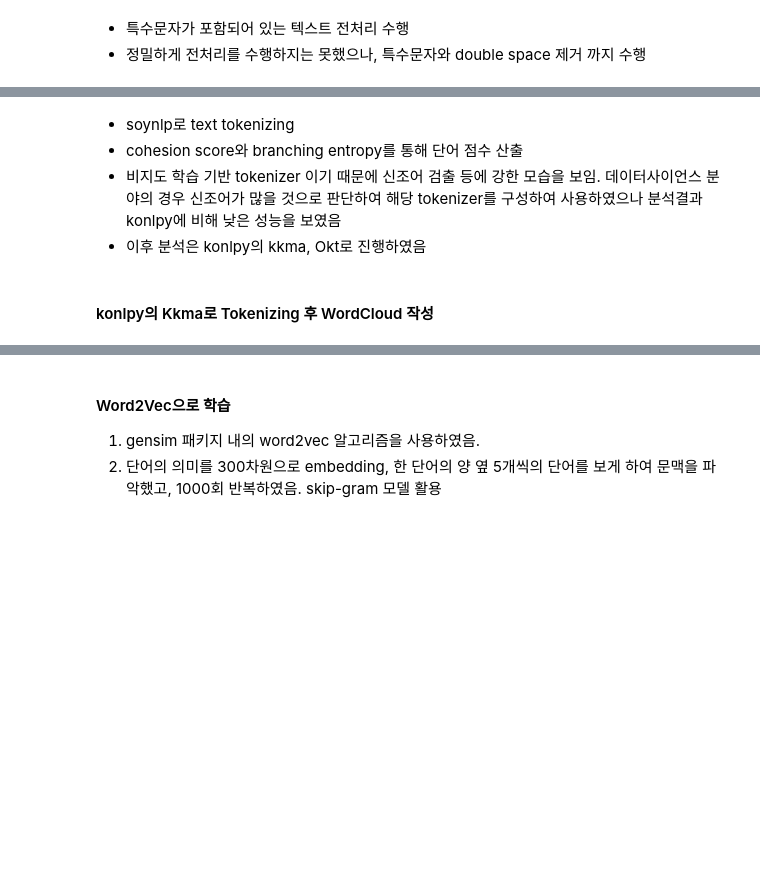
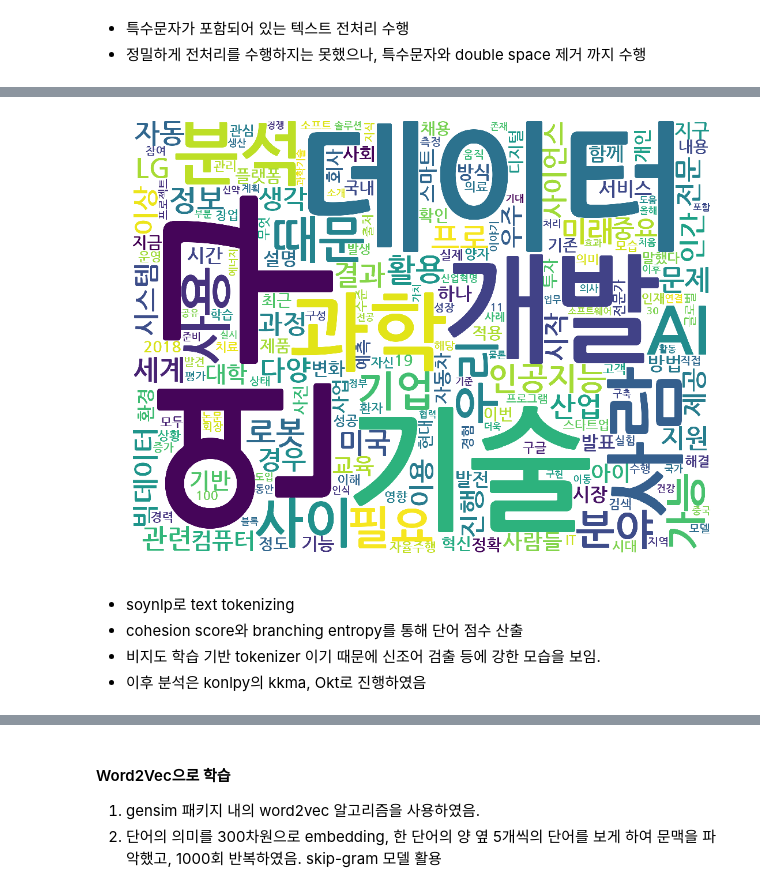
Before and after one commit to edte1020/Practices, a Jupyter notebook: Python - Becoming Data Scientist ver1.1.ipynb, the cells around one changed output, grey strips where cells are left out. Saved outputs shown, nothing was run; the diff lists cells and outputs as text; code cells hidden in the pictures; blank space fills up the shorter version.

```diff
--- a/Python - Becoming Data Scientist ver1.1.ipynb
+++ b/Python - Becoming Data Scientist ver1.1.ipynb
@@ -347,0 +402,3 @@ line = [l.replace('\n', '') for l in line]
+# %%
+%%time
+words = extract_nouns('soynlp', line)
@@ -355,0 +428,4 @@ all accessor variety was computed # words = 72726
+# %%
+%%time
+draw_wordcloud(words)
+# %% [output]
@@ -356,7 +433,6 @@ all accessor variety was computed # words = 72726
+[figure, added]
 # %% [markdown]
 - soynlp로 text tokenizing
 - cohesion score와 branching entropy를 통해 단어 점수 산출
-- 비지도 학습 기반 tokenizer 이기 때문에 신조어 검출 등에 강한 모습을 보임. 데이터사이언스 분야의 경우 신조어가 많을 것으로 판단하여 해당 tokenizer를 구성하여 사용하였으나 분석결과 konlpy에 비해 낮은 성능을 보였음
+- 비지도 학습 기반 tokenizer 이기 때문에 신조어 검출 등에 강한 모습을 보임.
 - 이후 분석은 konlpy의 kkma, Okt로 진행하였음
-# %% [markdown]
-#### konlpy의  Kkma로 Tokenizing 후 WordCloud 작성
```
Also changed, not shown: parts of 63 cells of this notebook, 2 other files.
